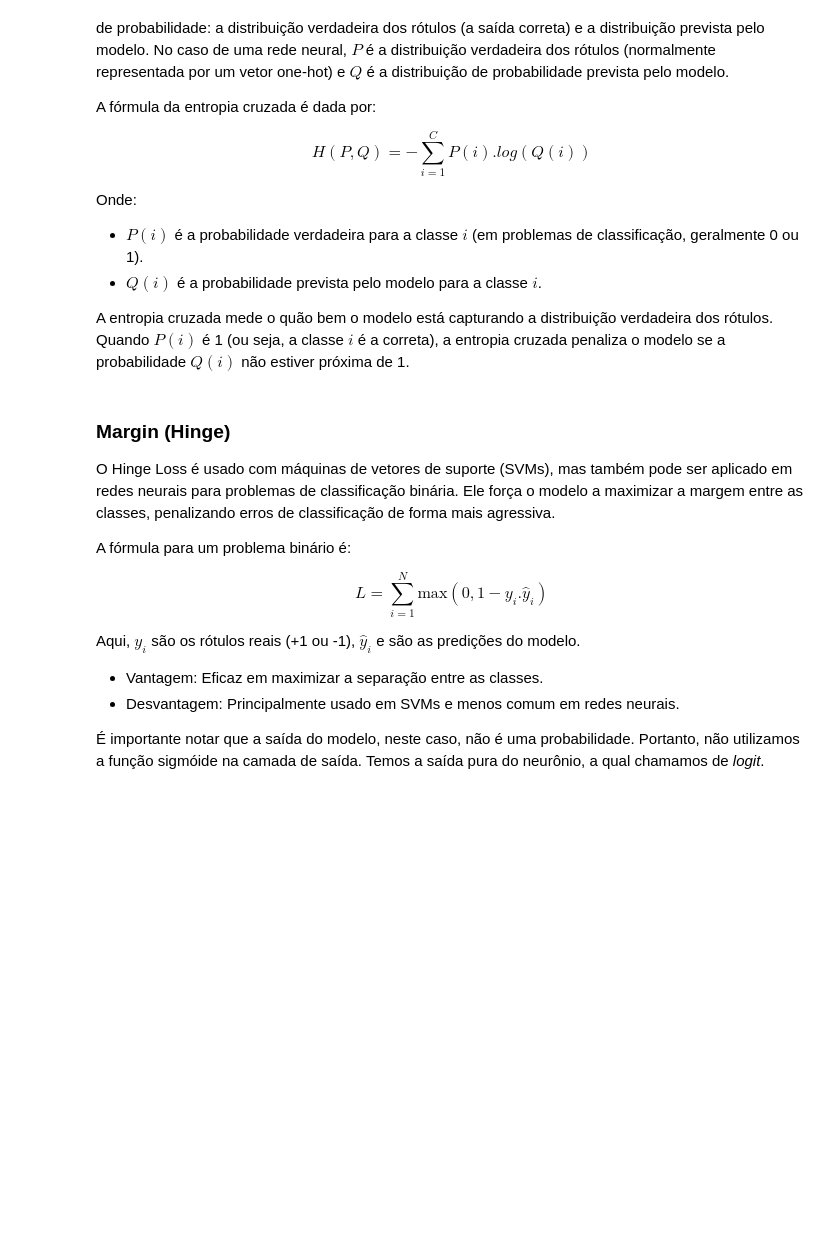
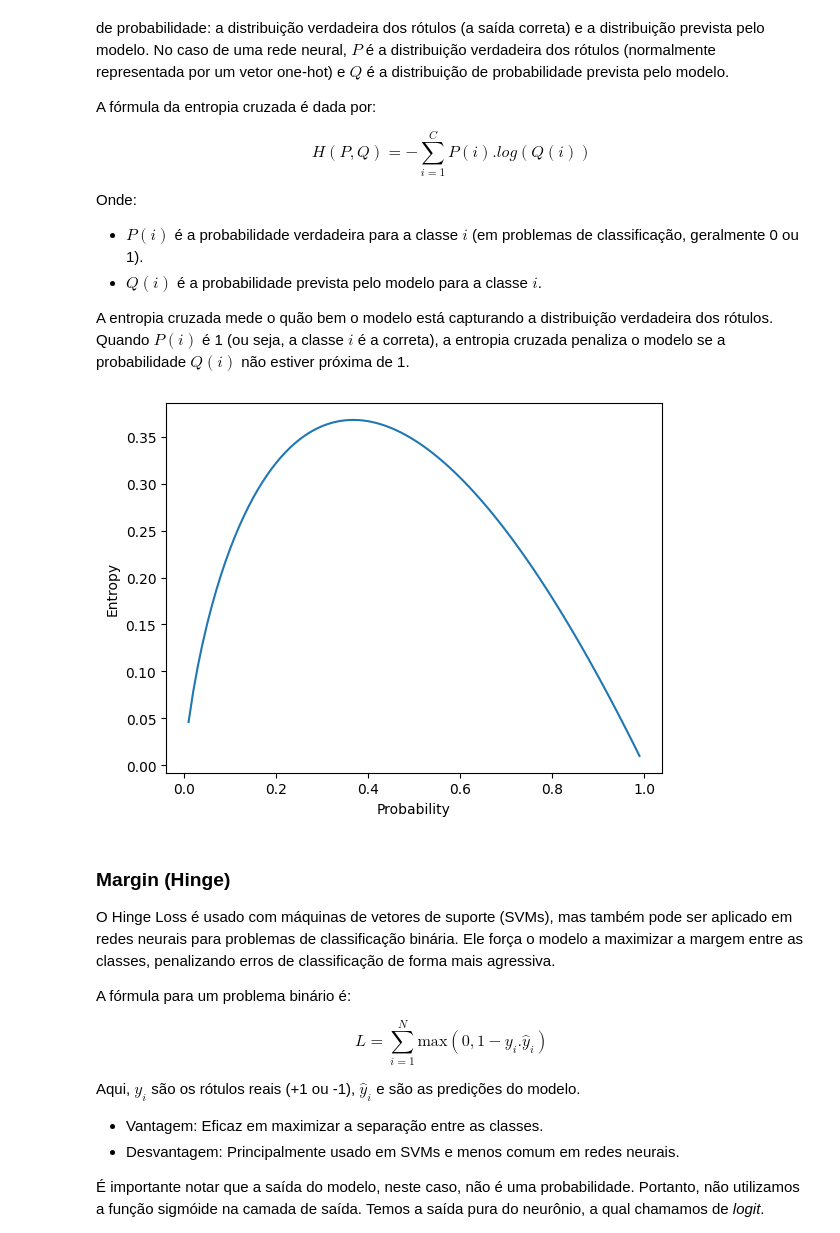
Before and after one commit to vhrique/anne_ptbr, a Jupyter notebook: 02_Paradigmas_Aprendizagem.ipynb, the cells around one changed output. Cells and saved outputs as stored; diff of their text form; code cells hidden in the pictures; blank space fills up the shorter version.

Commit message:
Plot da entropia

```diff
--- a/02_Paradigmas_Aprendizagem.ipynb
+++ b/02_Paradigmas_Aprendizagem.ipynb
@@ -411,6 +411,19 @@ Onde:
 
 A entropia cruzada mede o quão bem o modelo está capturando a distribuição verdadeira dos rótulos.
 Quando $P(i)$ é 1 (ou seja, a classe $𝑖$ é a correta), a entropia cruzada penaliza o modelo se a probabilidade $𝑄(i)$ não estiver próxima de 1.
+# %%
+probabilities = torch.linspace(0.01,0.99,99)
+
+entropy = [-1 * probabilities[i] * torch.log(probabilities[i]) for i in range(len(probabilities))]
+
+plt.plot(probabilities, entropy)
+
+plt.ylabel('Entropy')
+plt.xlabel('Probability')
+
+plt.show()
+# %% [output]
+[figure, added]
 # %% [markdown]
 ### Margin (Hinge)
 
```
Also changed, not shown: parts of 1 cell of this notebook.
